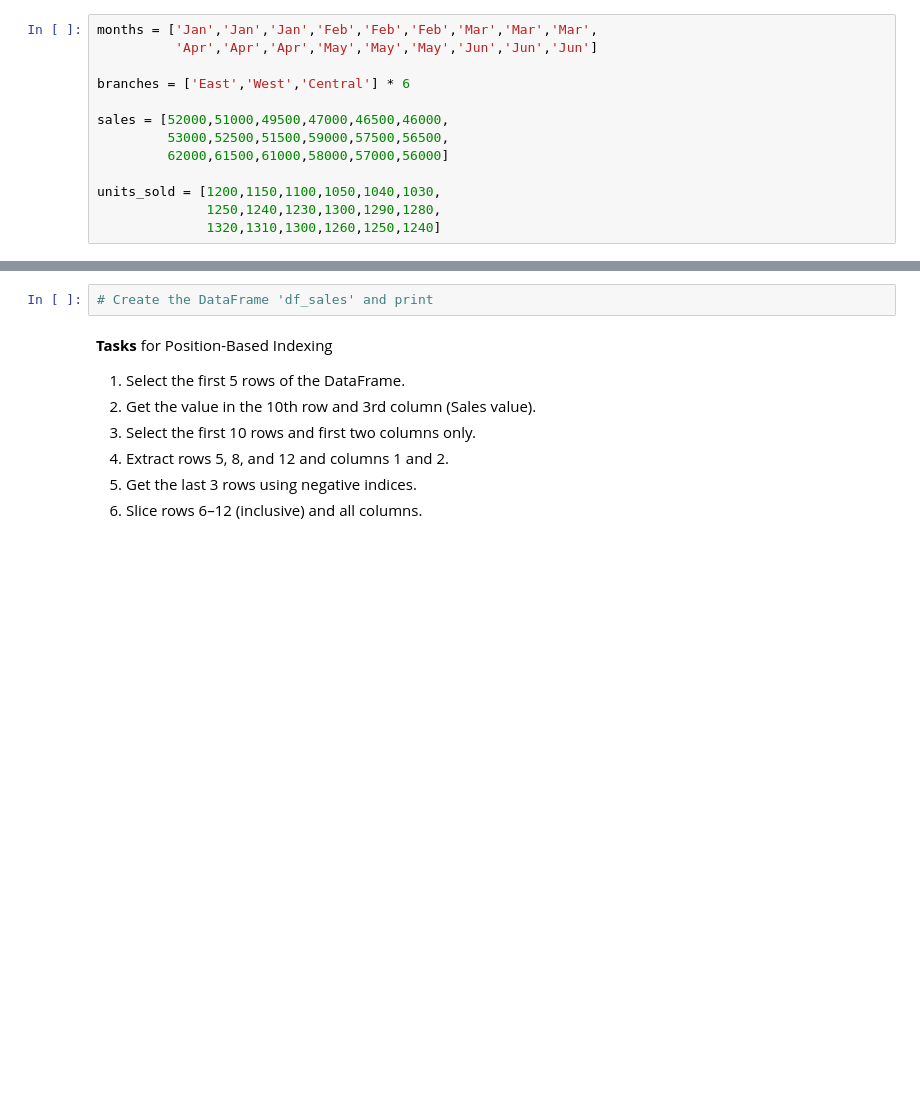
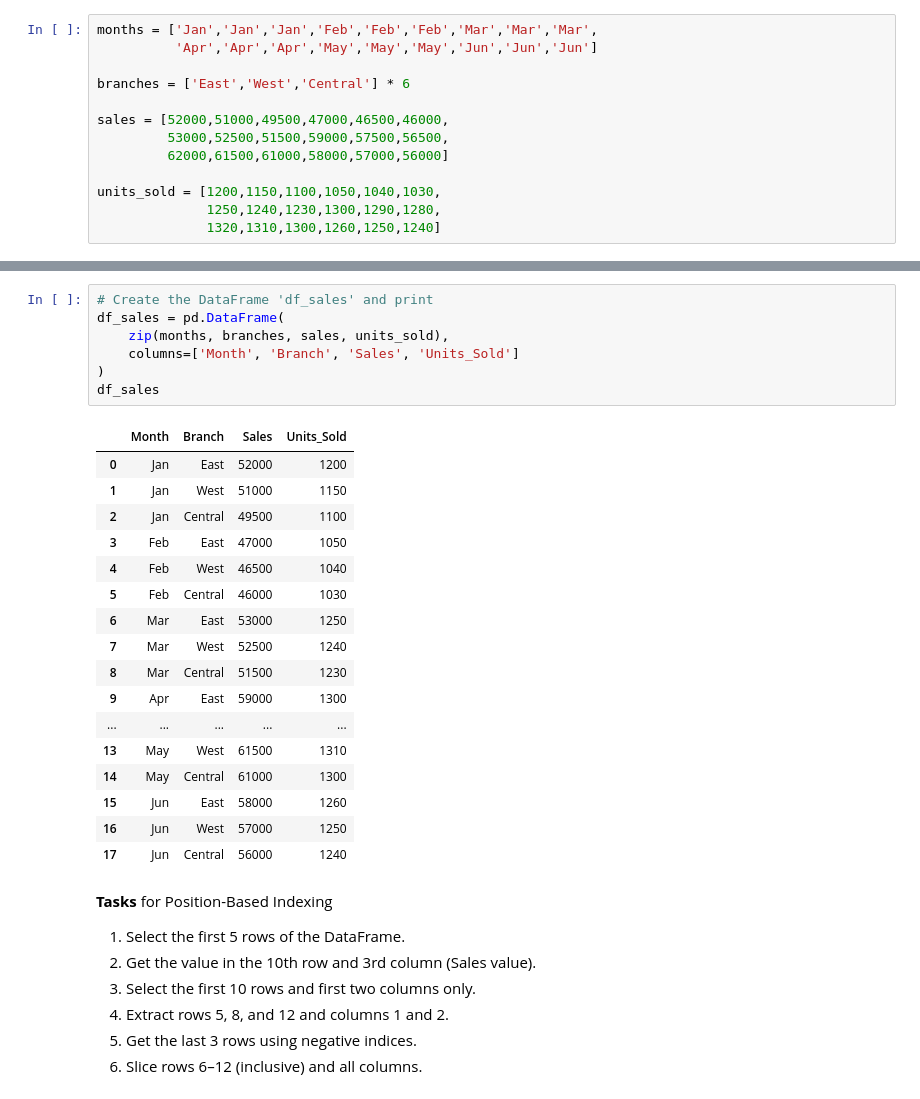
Before and after one commit to choi-phd/PySocs, a Jupyter notebook: 03_pandas/03_notebook.ipynb, the cells around one changed output, grey strips where cells are left out. Cells and saved outputs as stored; diff of their text form; blank space fills up the shorter version.

```diff
--- a/03_pandas/03_notebook.ipynb
+++ b/03_pandas/03_notebook.ipynb
@@ -420,5 +807,28 @@ units_sold = [1200,1150,1100,1050,1040,1030,
 # %%
 # Create the DataFrame 'df_sales' and print
+df_sales = pd.DataFrame(
+    zip(months, branches, sales, units_sold),
+    columns=['Month', 'Branch', 'Sales', 'Units_Sold']
+)
+df_sales
+# %% [output]
+|  | Month | Branch | Sales | Units_Sold |
+| 0 | Jan | East | 52000 | 1200 |
+| 1 | Jan | West | 51000 | 1150 |
+| 2 | Jan | Central | 49500 | 1100 |
+| 3 | Feb | East | 47000 | 1050 |
+| 4 | Feb | West | 46500 | 1040 |
+| 5 | Feb | Central | 46000 | 1030 |
+| 6 | Mar | East | 53000 | 1250 |
+| 7 | Mar | West | 52500 | 1240 |
+| 8 | Mar | Central | 51500 | 1230 |
+| 9 | Apr | East | 59000 | 1300 |
+| ... | ... | ... | ... | ... |
+| 13 | May | West | 61500 | 1310 |
+| 14 | May | Central | 61000 | 1300 |
+| 15 | Jun | East | 58000 | 1260 |
+| 16 | Jun | West | 57000 | 1250 |
+| 17 | Jun | Central | 56000 | 1240 |
 # %% [markdown]
 **Tasks** for Position-Based Indexing
 
```
Also changed, not shown: parts of 86 cells of this notebook, 2 other files.
